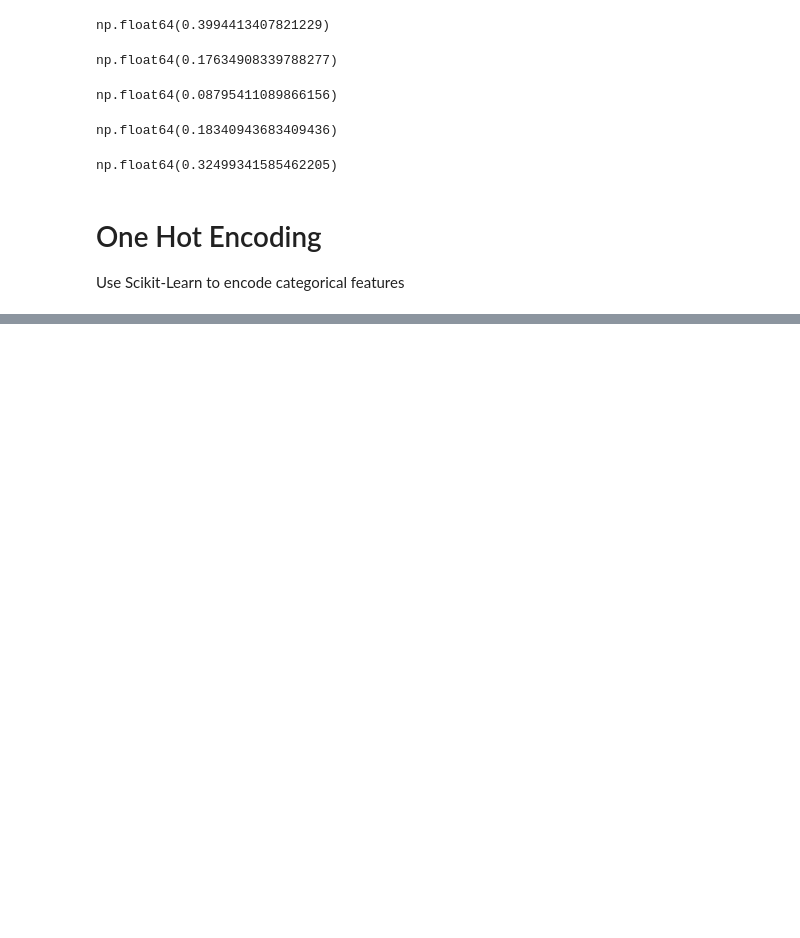
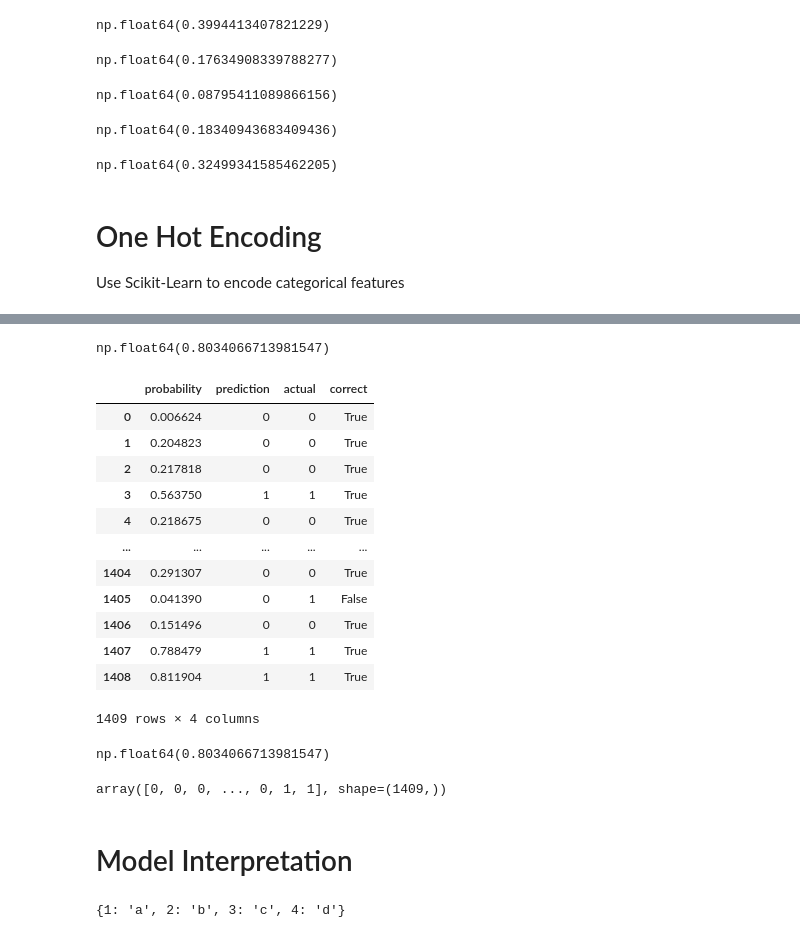
Before and after one commit to AbhilashChutia/machine-learning-zoomcamp, a Jupyter notebook: 03-classification/churn-prediction.ipynb, the cells around one changed output, grey strips where cells are left out. Cells and saved outputs as stored; diff of their text form; code cells hidden in the pictures; blank space fills up the shorter version.

```diff
--- a/03-classification/churn-prediction.ipynb
+++ b/03-classification/churn-prediction.ipynb
@@ -488,0 +573,41 @@ X_val = dv.transform(val_dict)
+# %%
+y_pred = model.predict_proba(X_val)[:, 1]
+# %%
+churn_decision = (y_pred >= 0.5)
+# %%
+(y_val == churn_decision).mean()
+# %% [output]
+np.float64(0.8034066713981547)
+# %%
+df_pred = pd.DataFrame()
+df_pred['probability'] = y_pred
+df_pred['prediction'] = churn_decision.astype(int)
+df_pred['actual'] = y_val
+# %%
+df_pred['correct'] = df_pred.prediction == df_pred.actual
+# %%
+df_pred
+# %% [output]
+|  | probability | prediction | actual | correct |
+| 0 | 0.006624 | 0 | 0 | True |
+| 1 | 0.204823 | 0 | 0 | True |
+| 2 | 0.217818 | 0 | 0 | True |
+| 3 | 0.563750 | 1 | 1 | True |
+| 4 | 0.218675 | 0 | 0 | True |
+| ... | ... | ... | ... | ... |
+| 1404 | 0.291307 | 0 | 0 | True |
+| 1405 | 0.041390 | 0 | 1 | False |
+| 1406 | 0.151496 | 0 | 0 | True |
+| 1407 | 0.788479 | 1 | 1 | True |
+| 1408 | 0.811904 | 1 | 1 | True |
+1409 rows × 4 columns
+# %%
+df_pred.correct.mean()
+# %% [output]
+np.float64(0.8034066713981547)
+# %%
+churn_decision.astype(int)
+# %% [output]
+array([0, 0, 0, ..., 0, 1, 1], shape=(1409,))
+# %% [markdown]
+# Model Interpretation
@@ -488,0 +617,4 @@ X_val = dv.transform(val_dict)
+# %%
+dict(zip(a, b))
+# %% [output]
+{1: 'a', 2: 'b', 3: 'c', 4: 'd'}
```
Also changed, not shown: parts of 28 cells of this notebook.
